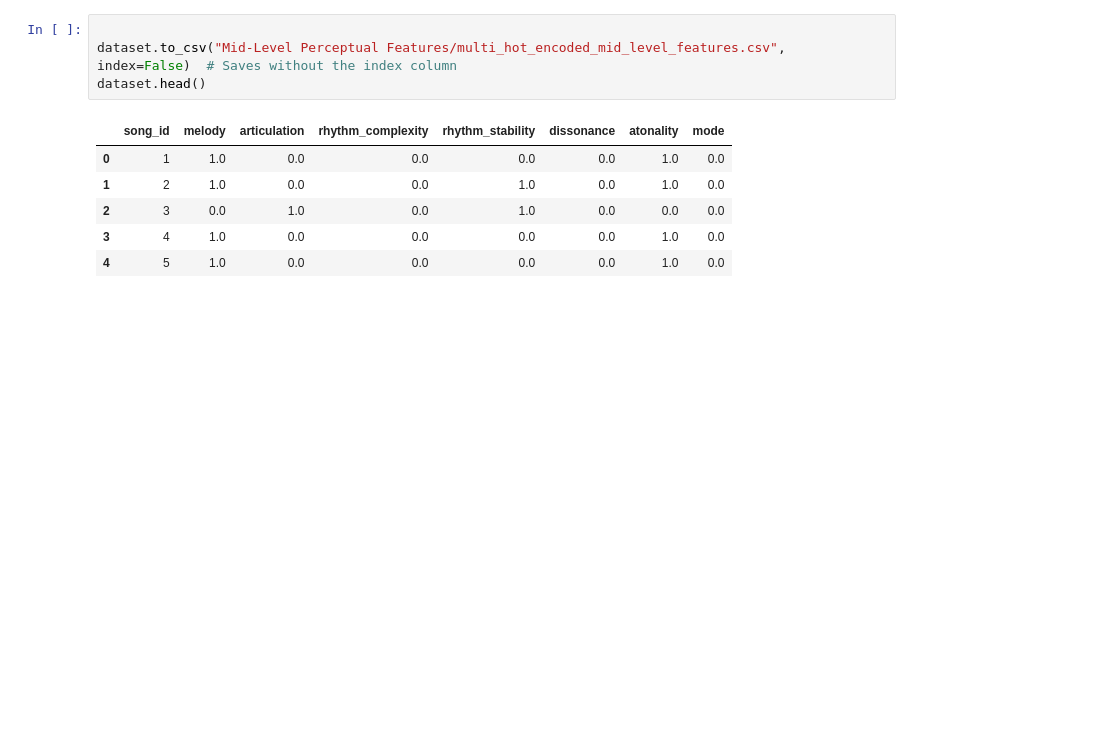
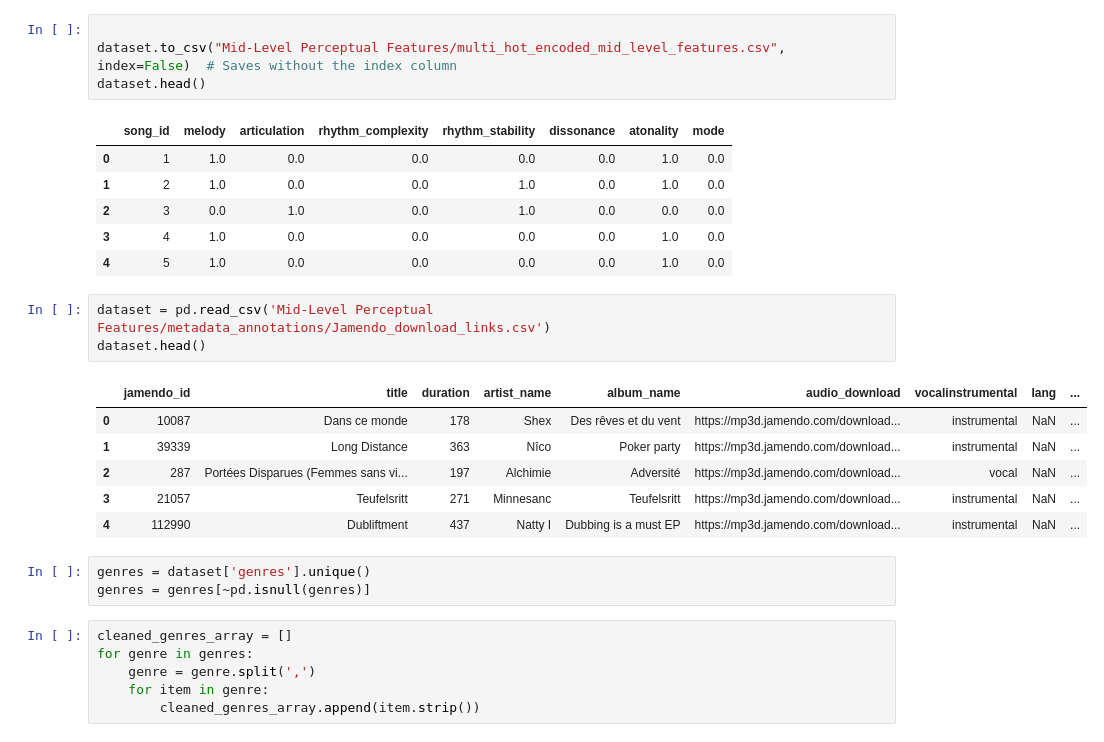
Before and after one commit to Momonan0412/Music-and-Emotion-Mid-Features-and-GEMS, a Jupyter notebook: mid_level_perceptual_features_handler.ipynb, the cells around one changed output. Drawn from its saved outputs; the diff is of its cells as text; blank space fills up the shorter version.

```diff
--- a/mid_level_perceptual_features_handler.ipynb
+++ b/mid_level_perceptual_features_handler.ipynb
@@ -109,3 +109,22 @@ dataset.head()
 | 2 | 3 | 0.0 | 1.0 | 0.0 | 1.0 | 0.0 | 0.0 | 0.0 |
 | 3 | 4 | 1.0 | 0.0 | 0.0 | 0.0 | 0.0 | 1.0 | 0.0 |
 | 4 | 5 | 1.0 | 0.0 | 0.0 | 0.0 | 0.0 | 1.0 | 0.0 |
+# %%
+dataset = pd.read_csv('Mid-Level Perceptual Features/metadata_annotations/Jamendo_download_links.csv')
+dataset.head()
+# %% [output]
+|  | jamendo_id | title | duration | artist_name | album_name | audio_download | vocalinstrumental | lang | ... |
+| 0 | 10087 | Dans ce monde | 178 | Shex | Des rêves et du vent | https://mp3d.jamendo.com/download... | instrumental | NaN | ... |
+| 1 | 39339 | Long Distance | 363 | Nîco | Poker party | https://mp3d.jamendo.com/download... | instrumental | NaN | ... |
+| 2 | 287 | Portées Disparues (Femmes sans vi... | 197 | Alchimie | Adversité | https://mp3d.jamendo.com/download... | vocal | NaN | ... |
+| 3 | 21057 | Teufelsritt | 271 | Minnesanc | Teufelsritt | https://mp3d.jamendo.com/download... | instrumental | NaN | ... |
+| 4 | 112990 | Dubliftment | 437 | Natty I | Dubbing is a must EP | https://mp3d.jamendo.com/download... | instrumental | NaN | ... |
+# %%
+genres = dataset['genres'].unique()
+genres = genres[~pd.isnull(genres)]
+# %%
+cleaned_genres_array = []
+for genre in genres:
+    genre = genre.split(',')
+    for item in genre:
+        cleaned_genres_array.append(item.strip())
```
Also changed, not shown: parts of 2 cells of this notebook, 5 other files.
